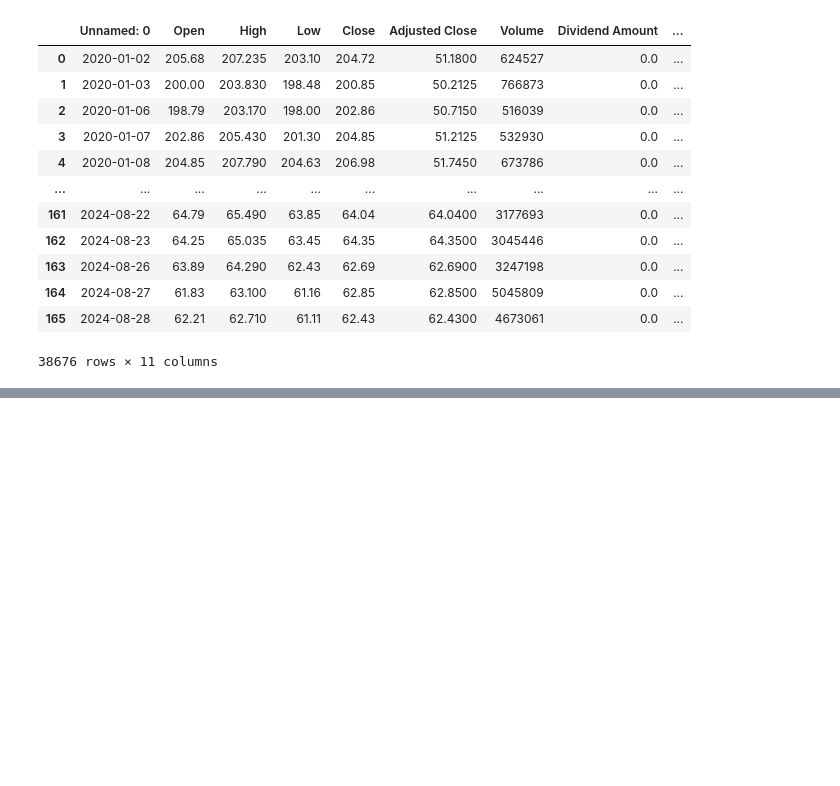
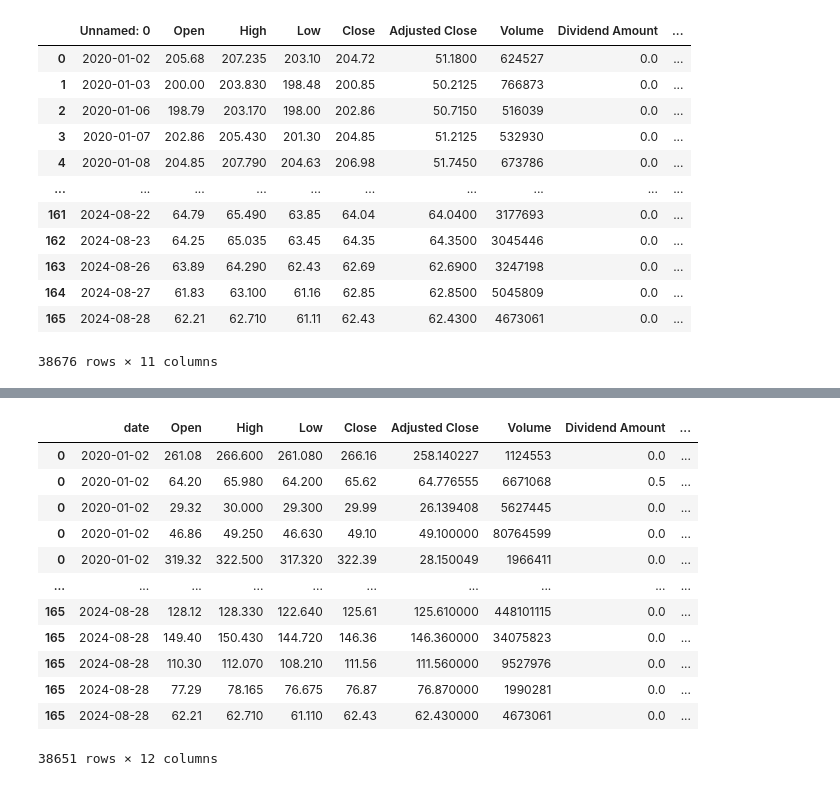
Before and after one commit to ronaldsheaks/Project_2_StockMrkt_ML, a Jupyter notebook: ALL_YEAR_DATA.ipynb, the cells around one changed output, grey strips where cells are left out. Saved outputs shown, nothing was run; the diff lists cells and outputs as text; code cells hidden in the pictures; blank space fills up the shorter version.

```diff
--- a/ALL_YEAR_DATA.ipynb
+++ b/ALL_YEAR_DATA.ipynb
@@ -50,0 +94,20 @@ all_year_data
+# %%
+all_year_data.rename(columns={"Unnamed: 0": "date"}, inplace=True)
+all_year_data = all_year_data.sort_values(by='date')
+all_year_data['MA_5'] = all_year_data['Close'].rolling(window=5).mean().shift(1)
+all_year_data = all_year_data.dropna(subset=['MA_5'])
+all_year_data
+# %% [output]
+|  | date | Open | High | Low | Close | Adjusted Close | Volume | Dividend Amount | ... |
+| 0 | 2020-01-02 | 261.08 | 266.600 | 261.080 | 266.16 | 258.140227 | 1124553 | 0.0 | ... |
+| 0 | 2020-01-02 | 64.20 | 65.980 | 64.200 | 65.62 | 64.776555 | 6671068 | 0.5 | ... |
+| 0 | 2020-01-02 | 29.32 | 30.000 | 29.300 | 29.99 | 26.139408 | 5627445 | 0.0 | ... |
+| 0 | 2020-01-02 | 46.86 | 49.250 | 46.630 | 49.10 | 49.100000 | 80764599 | 0.0 | ... |
+| 0 | 2020-01-02 | 319.32 | 322.500 | 317.320 | 322.39 | 28.150049 | 1966411 | 0.0 | ... |
+| ... | ... | ... | ... | ... | ... | ... | ... | ... | ... |
+| 165 | 2024-08-28 | 128.12 | 128.330 | 122.640 | 125.61 | 125.610000 | 448101115 | 0.0 | ... |
+| 165 | 2024-08-28 | 149.40 | 150.430 | 144.720 | 146.36 | 146.360000 | 34075823 | 0.0 | ... |
+| 165 | 2024-08-28 | 110.30 | 112.070 | 108.210 | 111.56 | 111.560000 | 9527976 | 0.0 | ... |
+| 165 | 2024-08-28 | 77.29 | 78.165 | 76.675 | 76.87 | 76.870000 | 1990281 | 0.0 | ... |
+| 165 | 2024-08-28 | 62.21 | 62.710 | 61.110 | 62.43 | 62.430000 | 4673061 | 0.0 | ... |
+38651 rows × 12 columns
```
Also changed, not shown: parts of 4 cells of this notebook.
